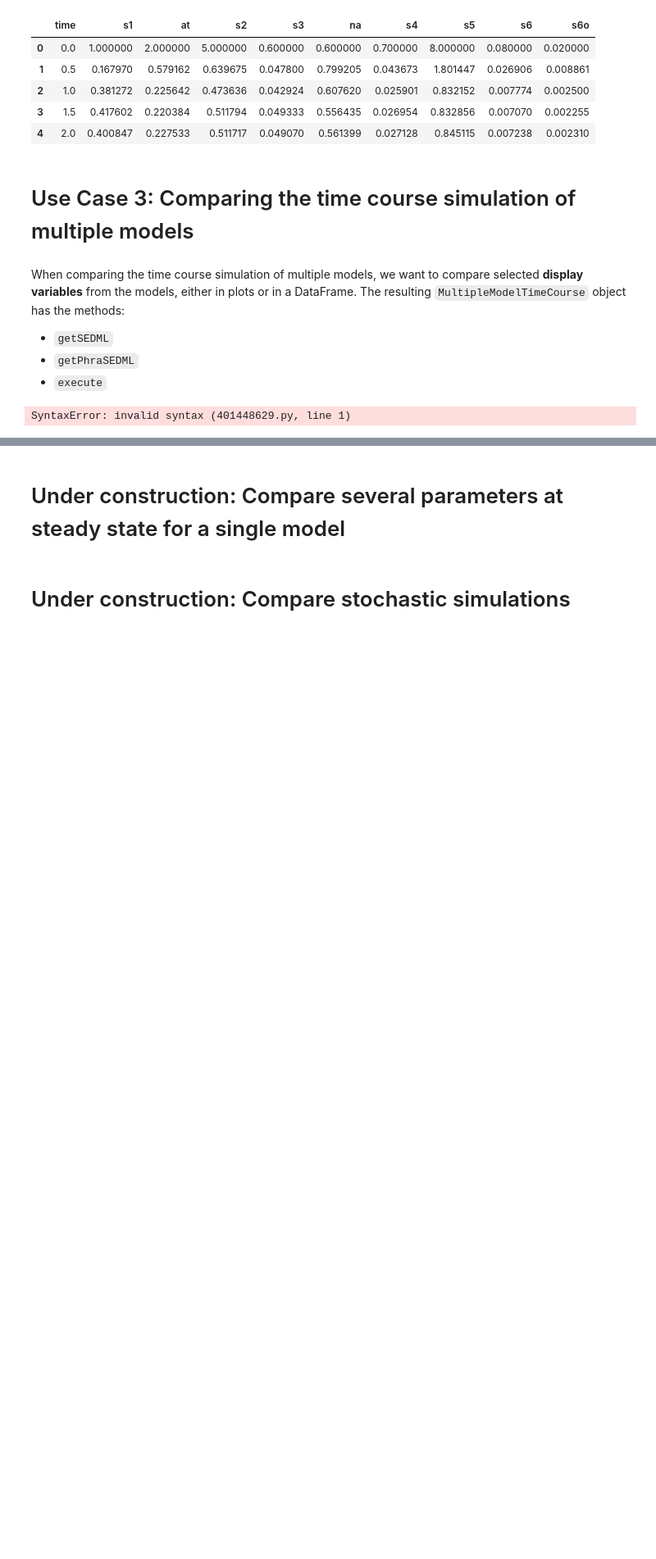
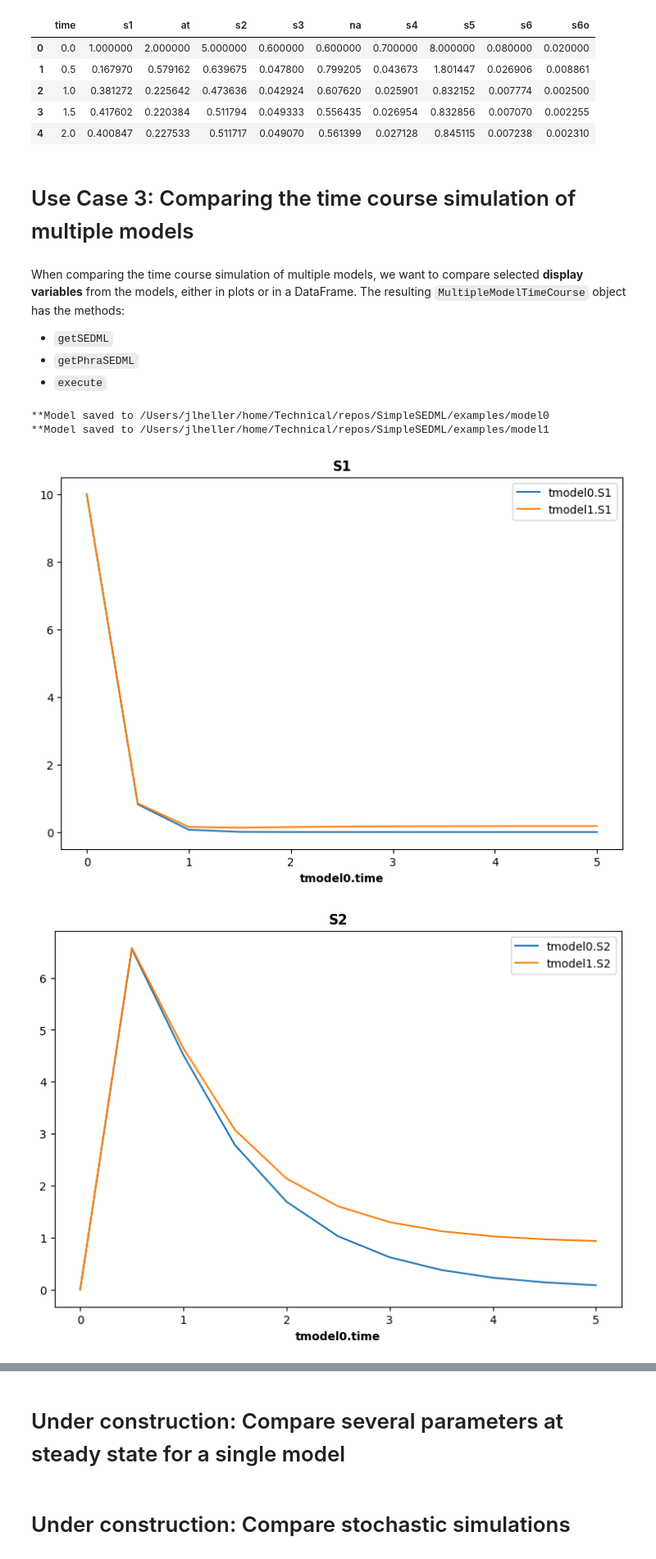
Before and after one commit to sys-bio/SimpleSEDML, a Jupyter notebook: examples/usage_examples.ipynb, the cells around one changed output, grey strips where cells are left out. Shown at 82% size. Cells and saved outputs as stored; diff of their text form; code cells hidden in the pictures; blank space fills up the shorter version.

Commit message:
Fixed no-variable case for multiple model time course.

```diff
--- a/examples/usage_examples.ipynb
+++ b/examples/usage_examples.ipynb
@@ -144,7 +144,10 @@ When comparing the time course simulation of multiple models, we want to compare
 * ``getPhraSEDML``
 * ``execute``
 # %%
-mmtc = SimpleSEDML.makeMultipleModelTimeCourse([MODEL_ANT, MODEL2_ANT], display_variables=["S1", "S2"])
+mmtc = SimpleSEDML.makeMultipleModelTimeCourse([MODEL_ANT, MODEL2_ANT])
 mmtc.execute()
 # %% [output]
-SyntaxError: invalid syntax (401448629.py, line 1)
+**Model saved to /Users/jlheller/home/Technical/repos/SimpleSEDML/examples/model0
+**Model saved to /Users/jlheller/home/Technical/repos/SimpleSEDML/examples/model1
+[figure, added]
+[figure, added]
```
Also changed, not shown: parts of 1 cell of this notebook, 2 other files.
